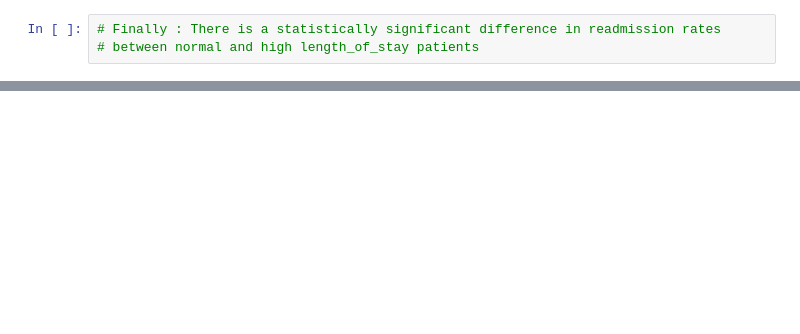
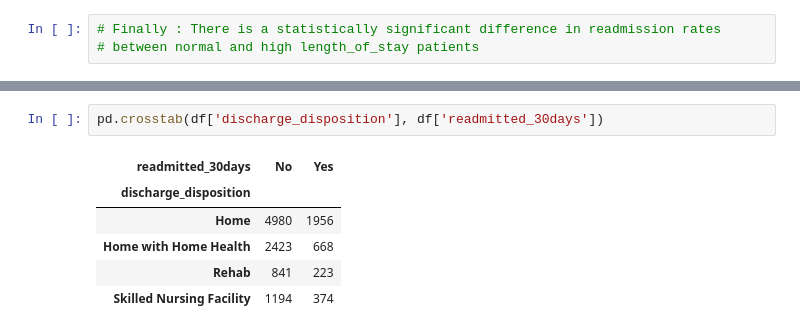
Before and after one commit to NIDHARSAN-V/DS_Practice, a Jupyter notebook: HandsOn/health_care/notebook/02_explore.ipynb, the cells around one changed output, grey strips where cells are left out. Drawn from its saved outputs; the diff is of its cells as text; blank space fills up the shorter version.

```diff
--- a/HandsOn/health_care/notebook/02_explore.ipynb
+++ b/HandsOn/health_care/notebook/02_explore.ipynb
@@ -614,0 +903,9 @@ Upper: No data
+# %%
+pd.crosstab(df['discharge_disposition'], df['readmitted_30days'])
+# %% [output]
+| readmitted_30days | No | Yes |
+| discharge_disposition |  |  |
+| Home | 4980 | 1956 |
+| Home with Home Health | 2423 | 668 |
+| Rehab | 841 | 223 |
+| Skilled Nursing Facility | 1194 | 374 |
```
Also changed, not shown: parts of 56 cells of this notebook, 10 other files.
